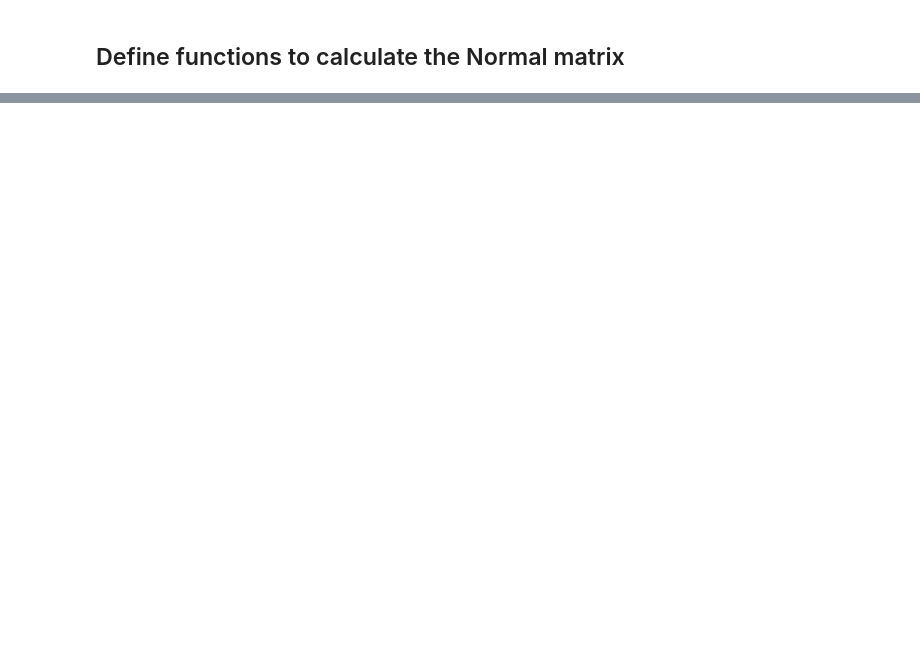
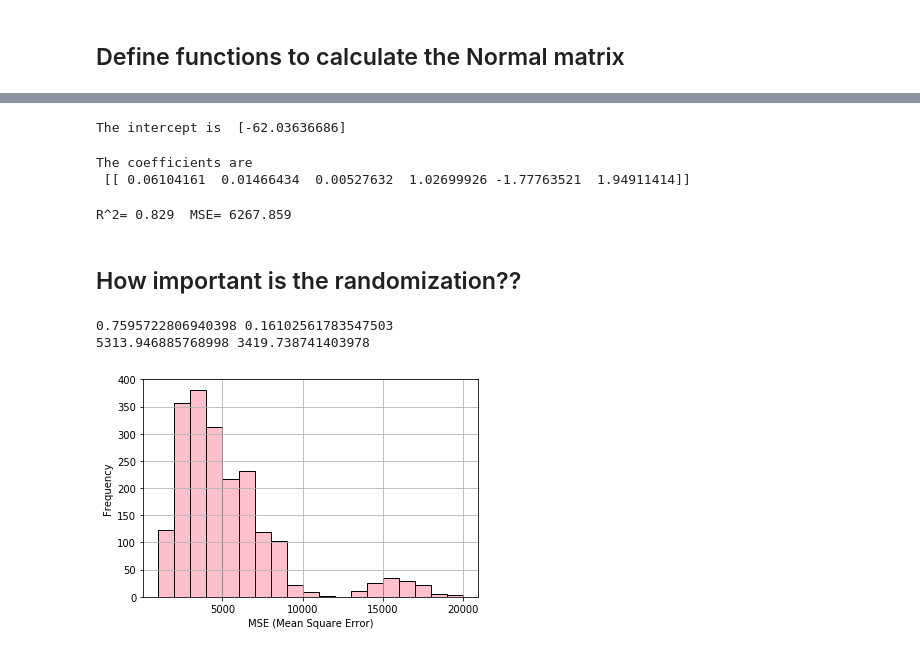
Before and after one commit to biomathman/machine-learning-in-python-book, a Jupyter notebook: notebooks/chapter-2-multilinear.ipynb, the cells around one changed output, grey strips where cells are left out. Saved outputs shown, nothing was run; the diff lists cells and outputs as text; code cells hidden in the pictures; blank space fills up the shorter version.

```diff
--- a/notebooks/chapter-2-multilinear.ipynb
+++ b/notebooks/chapter-2-multilinear.ipynb
@@ -185,0 +199,40 @@ len(YTEST)
+# %%
+XTRAIN, XTEST, YTRAIN, YTEST = train_test_split(X,Y)
+# %%
+LR=LinearRegression()
+reg=LR.fit(XTRAIN,YTRAIN)
+print("The intercept is ", reg.intercept_)
+# %% [output]
+The intercept is  [-62.03636686]
+# %%
+print("The coefficients are\n", reg.coef_)
+# %% [output]
+The coefficients are
+ [[ 0.06104161  0.01466434  0.00527632  1.02699926 -1.77763521  1.94911414]]
+# %%
+YP=reg.predict(XTEST)
+R2=r2_score(YTEST,YP)
+MSE = mean_squared_error(YTEST,YP)
+print("R^2=",round(R2,3)," MSE=",round(MSE,3))
+# %% [output]
+R^2= 0.829  MSE= 6267.859
+# %% [markdown]
+## How important is the randomization??
+# %%
+r2s=[]
+MSES=[]
+n=2000
+for j in range(n):
+    XTRAIN, XTEST, YTRAIN, YTEST = train_test_split(X,Y)
+    LR=LinearRegression()
+    reg=LR.fit(XTRAIN,YTRAIN)
+    YP=reg.predict(XTEST)
+    R2=r2_score(YTEST,YP)
+    MSE = mean_squared_error(YTEST,YP)
+    r2s.append(R2)
+    MSES.append(MSE)
+print(np.mean(r2s), np.std(r2s))
+print(np.mean(MSES), np.std(MSES))
+# %% [output]
+0.7595722806940398 0.16102561783547503
+5313.946885768998 3419.738741403978
@@ -185,0 +242,12 @@ len(YTEST)
+# %%
+plt.hist(MSES,color="pink",edgecolor="black",bins=np.linspace(1000,20000,20));
+#plt.yscale("log")
+#plt.yticks([1,3,10,30,100,300,1000],[1,3,10,30,100,300,1000]);
+plt.xticks(range(5000,25000, 5000));
+plt.grid()
+plt.xlabel("MSE (Mean Square Error)")
+plt.ylabel("Frequency")
+fig=plt.gcf()
+fig.savefig("MSE-Histogram-Multilinear-Regression.pdf")
+# %% [output]
+[figure, added]
```
Also changed, not shown: parts of 20 cells of this notebook, 2 other files.
